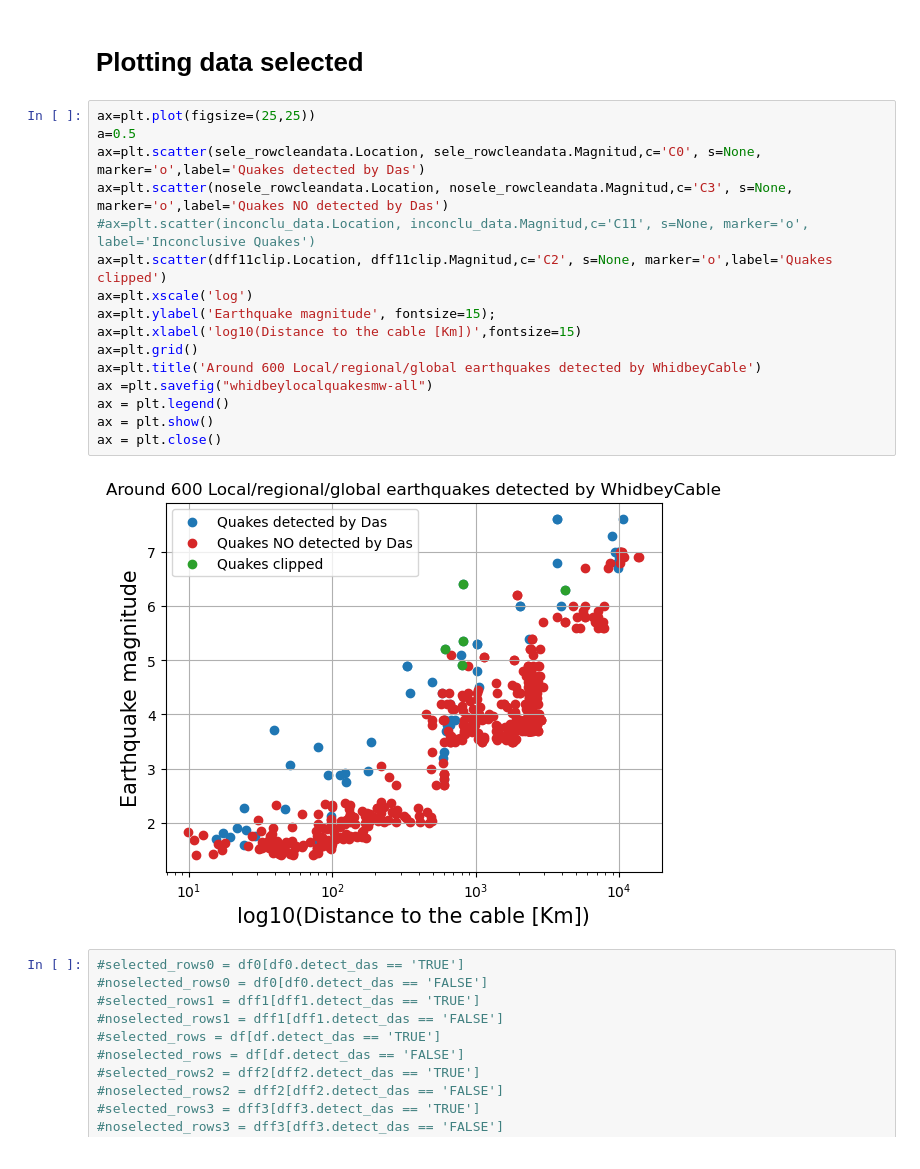
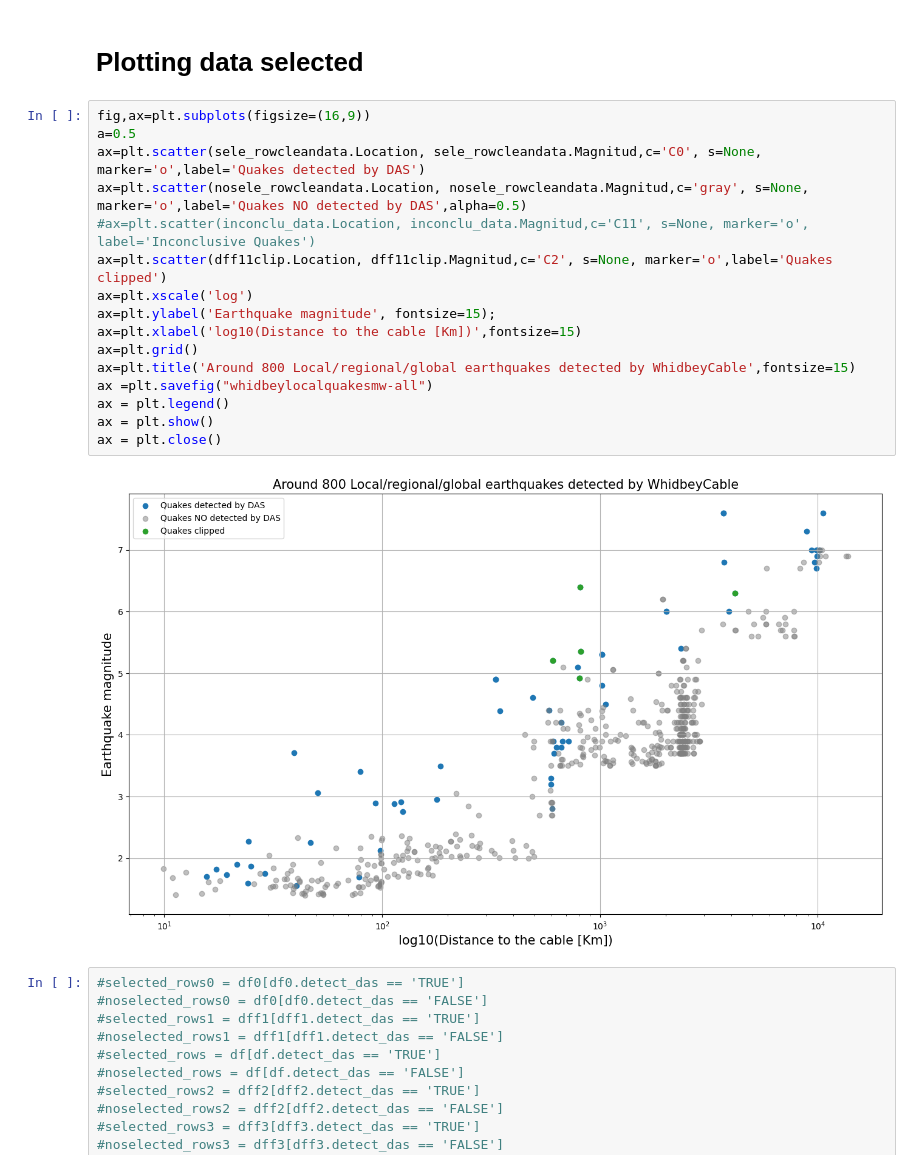
Before and after one commit to bradlipovsky/das-stuff, a Jupyter notebook: whidbey-localquakesplotdataframeMarch.ipynb, the cells around one changed output. Cells and saved outputs as stored; diff of their text form.

```diff
--- a/whidbey-localquakesplotdataframeMarch.ipynb
+++ b/whidbey-localquakesplotdataframeMarch.ipynb
@@ -139,23 +129,23 @@ cleandata_2.clipped
 # %% [markdown]
 # Plotting data selected
 # %%
-ax=plt.plot(figsize=(25,25))
+fig,ax=plt.subplots(figsize=(16,9))
 a=0.5
-ax=plt.scatter(sele_rowcleandata.Location, sele_rowcleandata.Magnitud,c='C0', s=None, marker='o',label='Quakes detected by Das')
-ax=plt.scatter(nosele_rowcleandata.Location, nosele_rowcleandata.Magnitud,c='C3', s=None, marker='o',label='Quakes NO detected by Das')
+ax=plt.scatter(sele_rowcleandata.Location, sele_rowcleandata.Magnitud,c='C0', s=None, marker='o',label='Quakes detected by DAS')
+ax=plt.scatter(nosele_rowcleandata.Location, nosele_rowcleandata.Magnitud,c='gray', s=None, marker='o',label='Quakes NO detected by DAS',alpha=0.5)
 #ax=plt.scatter(inconclu_data.Location, inconclu_data.Magnitud,c='C11', s=None, marker='o', label='Inconclusive Quakes')
 ax=plt.scatter(dff11clip.Location, dff11clip.Magnitud,c='C2', s=None, marker='o',label='Quakes clipped')
 ax=plt.xscale('log')
 ax=plt.ylabel('Earthquake magnitude', fontsize=15);
 ax=plt.xlabel('log10(Distance to the cable [Km])',fontsize=15)
 ax=plt.grid()
-ax=plt.title('Around 600 Local/regional/global earthquakes detected by WhidbeyCable')
+ax=plt.title('Around 800 Local/regional/global earthquakes detected by WhidbeyCable',fontsize=15)
 ax =plt.savefig("whidbeylocalquakesmw-all")
 ax = plt.legend()
 ax = plt.show()
 ax = plt.close()
 # %% [output]
-[figure, old version]
+[figure, new version]
 # %%
 #selected_rows0 = df0[df0.detect_das == 'TRUE']
 #noselected_rows0 = df0[df0.detect_das == 'FALSE']
```
Also changed, not shown: parts of 5 cells of this notebook.
